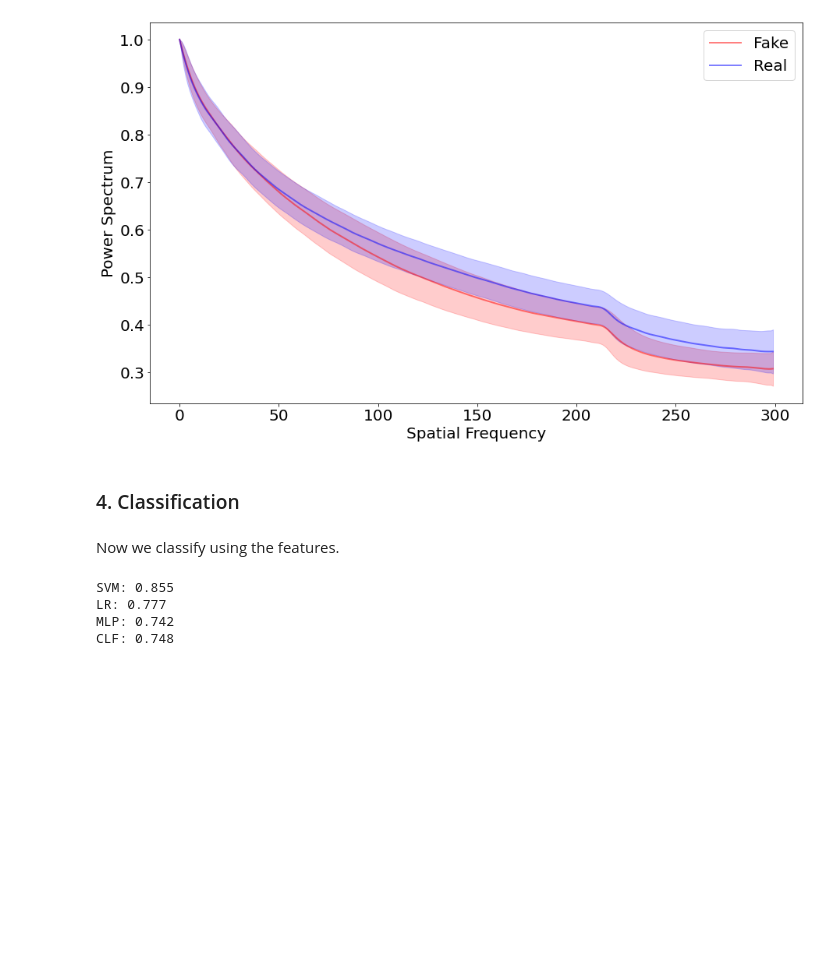
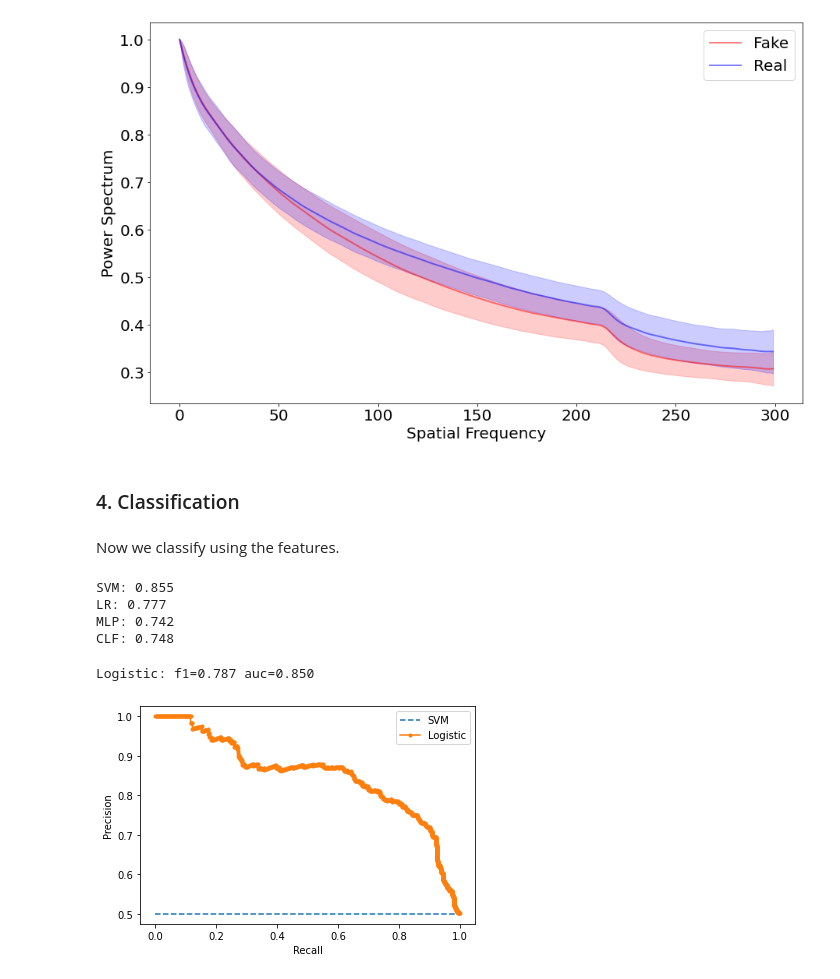
Before and after one commit to CrazyCoder009/DeepFakeDetection, a Jupyter notebook: Experiments_DeepFakeDetection/FaceForensic.ipynb, the cells around one changed output. Cells and saved outputs as stored; diff of their text form; code cells hidden in the pictures; blank space fills up the shorter version.

Commit message:
added graph

```diff
--- a/Experiments_DeepFakeDetection/FaceForensic.ipynb
+++ b/Experiments_DeepFakeDetection/FaceForensic.ipynb
@@ -278,3 +278,42 @@ SVM: 0.855
 LR: 0.777
 MLP: 0.742
 CLF: 0.748
+# %%
+from sklearn.datasets import make_classification
+from sklearn.linear_model import LogisticRegression
+from sklearn.model_selection import train_test_split
+from sklearn.metrics import precision_recall_curve
+from sklearn.metrics import f1_score
+from sklearn.metrics import auc
+from matplotlib import pyplot
+# generate 2 class dataset
+#X, y = make_classification(n_samples=1000, n_classes=2, random_state=1)
+# split into train/test sets
+#trainX, testX, trainy, testy = train_test_split(X, y, test_size=0.5, random_state=2)
+# fit a model
+model = LogisticRegression(solver='lbfgs')
+model.fit(X_, y_)
+# predict probabilities
+lr_probs = model.predict_proba(X_)
+# keep probabilities for the positive outcome only
+lr_probs = lr_probs[:, 1]
+# predict class values
+yhat = model.predict(X_)
+lr_precision, lr_recall, _ = precision_recall_curve(y_, lr_probs)
+lr_f1, lr_auc = f1_score(y_, yhat), auc(lr_recall, lr_precision)
+# summarize scores
+print('Logistic: f1=%.3f auc=%.3f' % (lr_f1, lr_auc))
+# plot the precision-recall curves
+no_skill = len(y_[y_==1]) / len(y_)
+pyplot.plot([0, 1], [no_skill, no_skill], linestyle='--', label='SVM')
+pyplot.plot(lr_recall, lr_precision, marker='.', label='Logistic')
+# axis labels
+pyplot.xlabel('Recall')
+pyplot.ylabel('Precision')
+# show the legend
+pyplot.legend()
+# show the plot
+pyplot.show()
+# %% [output]
+Logistic: f1=0.787 auc=0.850
+[figure, added]
```
